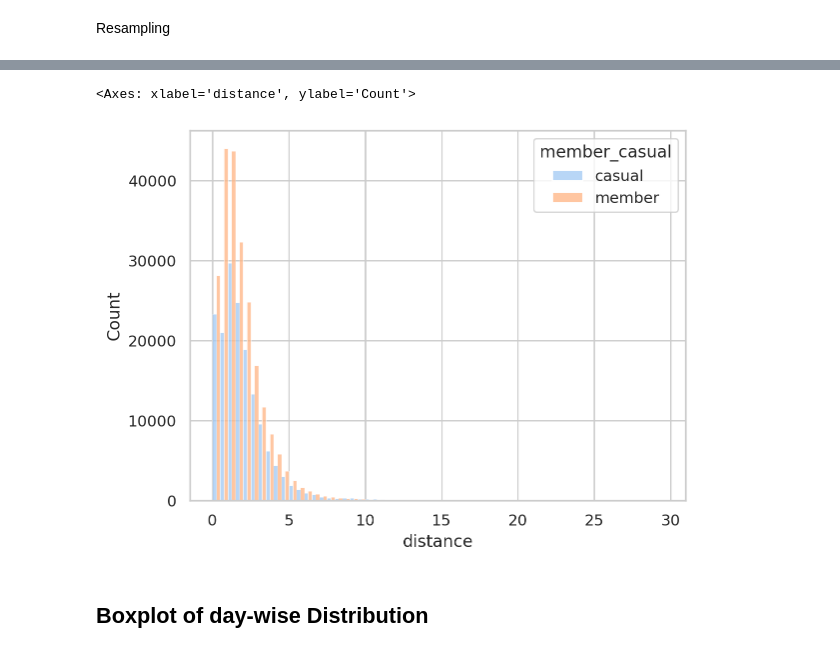
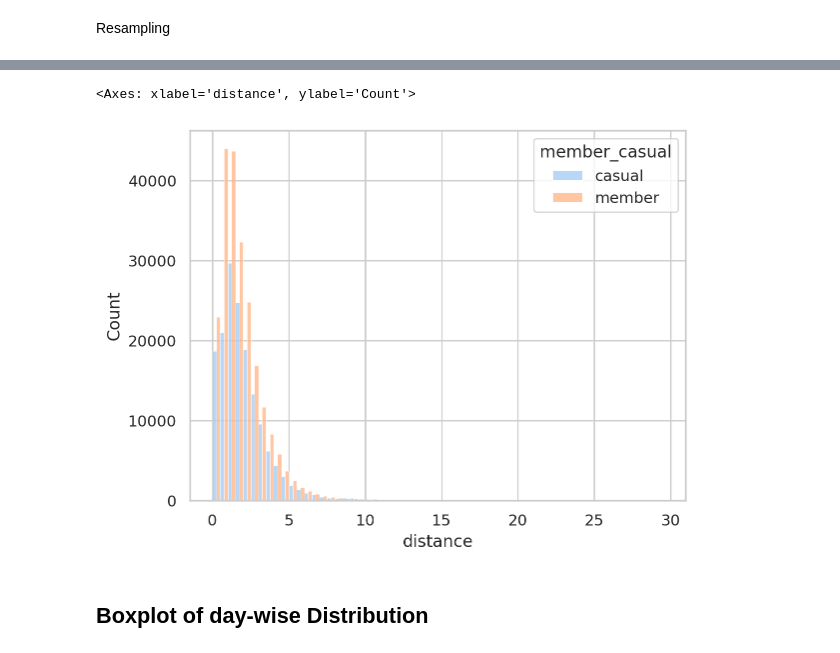
Before and after one commit to sian0x0/CA-data-science, a Jupyter notebook: 1-3/Capital Bike Share - Trip History EDA.ipynb, the cells around one changed output, grey strips where cells are left out. Saved outputs shown, nothing was run; the diff lists cells and outputs as text; code cells hidden in the pictures.

Commit message:
time series & lat/long arithmetic/comparison

```diff
--- a/1-3/Capital Bike Share - Trip History EDA.ipynb
+++ b/1-3/Capital Bike Share - Trip History EDA.ipynb
@@ -175,7 +175,7 @@ dtype: object
 # %%
 # cast 'started_at' and 'ended_at' columns to pandas 'datetime' object dtype https://pandas.pydata.org/pandas-docs/stable/reference/api/pandas.to_datetime.html
 df_2023_04['started_at'] = pd.to_datetime(df_2023_04['started_at'])
-df_2023_04['ended_at'] = pd.to_datetime(df_2023_04['started_at'])
+df_2023_04['ended_at'] = pd.to_datetime(df_2023_04['ended_at'])
 
 #cast rideable_type and member_casual to categorical
 df_2023_04['rideable_type'] = pd.Categorical(df_2023_04['rideable_type'], ordered=False)
@@ -316,0 +338,5 @@ df_2023_04['distance'] = haversine_vectorize(df_2023_04['start_lng'],df_2023_04[
+# %%
+#add a new column for elapsed time using logical comparison of datetime objects
+df_2023_04['elapsed'] = (df_2023_04.ended_at - df_2023_04.started_at).dt.seconds
+df_2023_04.reset_index()
+display(df_2023_04)
@@ -316,0 +357,8 @@ df_2023_04['distance'] = haversine_vectorize(df_2023_04['start_lng'],df_2023_04[
+# %%
+#filter journeys of 0 net distance AND time less than 5 minutes (300s), to exclude only false starts but not round trips
+df_fs = (df_2023_04[(df_2023_04.distance == 0) & (df_2023_04.elapsed < 300)])
+display(df_fs)
+
+#exclude these journeys
+df_2023_04_nfs = df_2023_04.drop(df_fs.index)
+df_2023_04_nfs
@@ -317,15 +392,11 @@ df_2023_04['distance'] = haversine_vectorize(df_2023_04['start_lng'],df_2023_04[
 # %%
-#show overview of distances
-#display(df_2023_04.distance, "Max Distance:", df_2023_04.distance.max(), "Mean Distance:", df_2023_04.distance.mean())
-
-#TODO
-# plot distance by member status
-sns.histplot(data=df_2023_04, x='distance', binwidth=0.5, hue='member_casual', multiple="dodge")
+# plot net distance excluding false starts by member status
+sns.histplot(data=df_2023_04_nfs, x='distance', binwidth=0.5, hue='member_casual', multiple="dodge")
 # plt.ylim(0, 80000)
 # plt.xlim(0, 30)
 # %% [output]
 <Axes: xlabel='distance', ylabel='Count'>
-[figure, old version]
+[figure, new version]
 # %%
 # fig, axes=plt.subplots(1,2)
 
```
Also changed, not shown: parts of 8 cells of this notebook, 1 other file.
